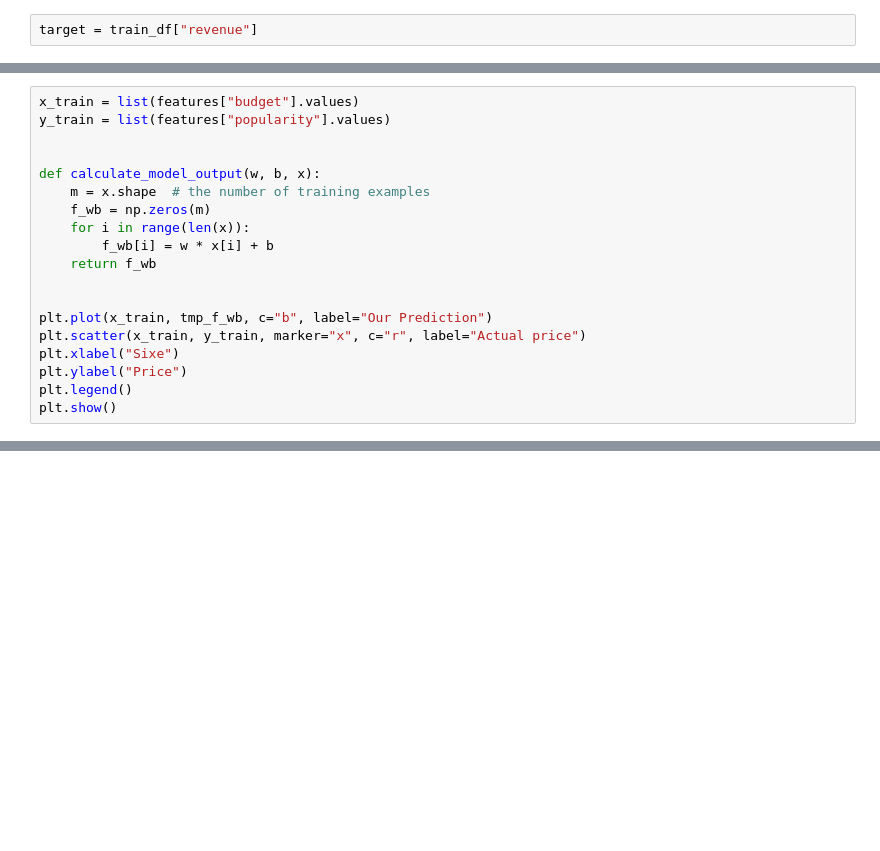
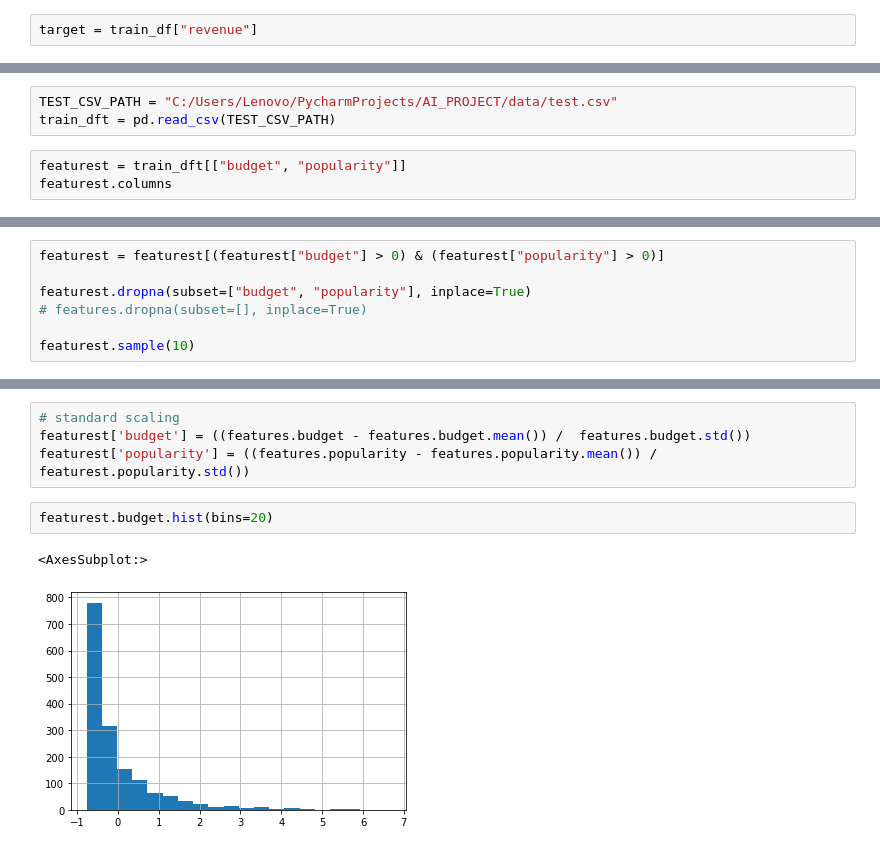
Before and after one commit to KaLiNkA-code/AI_PROJECT, a Jupyter notebook: notebooks/dev.ipynb, the cells around one changed output, grey strips where cells are left out. Cells and saved outputs as stored; diff of their text form; blank space fills up the shorter version.

```diff
--- a/notebooks/dev.ipynb
+++ b/notebooks/dev.ipynb
@@ -190,19 +341,6 @@ w (w1, w2, w3)
 # %%
-x_train = list(features["budget"].values)
-y_train = list(features["popularity"].values)
-
-
-def calculate_model_output(w, b, x):
-    m = x.shape  # the number of training examples
-    f_wb = np.zeros(m)
-    for i in range(len(x)):
-        f_wb[i] = w * x[i] + b
-    return f_wb
-
-
-plt.plot(x_train, tmp_f_wb, c="b", label="Our Prediction")
-plt.scatter(x_train, y_train, marker="x", c="r", label="Actual price")
-plt.xlabel("Sixe")
-plt.ylabel("Price")
-plt.legend()
-plt.show()
+TEST_CSV_PATH = "C:/Users/Lenovo/PycharmProjects/AI_PROJECT/data/test.csv"
+train_dft = pd.read_csv(TEST_CSV_PATH)
+# %%
+featurest = train_dft[["budget", "popularity"]]
+featurest.columns
@@ -208,0 +349,7 @@ plt.show()
+# %%
+featurest = featurest[(featurest["budget"] > 0) & (featurest["popularity"] > 0)]
+
+featurest.dropna(subset=["budget", "popularity"], inplace=True)
+# features.dropna(subset=[], inplace=True)
+
+featurest.sample(10)
@@ -208,0 +368,9 @@ plt.show()
+# %%
+# standard scaling
+featurest['budget'] = ((features.budget - features.budget.mean()) /  features.budget.std())
+featurest['popularity'] = ((features.popularity - features.popularity.mean()) /  featurest.popularity.std())
+# %%
+featurest.budget.hist(bins=20)
+# %% [output]
+<AxesSubplot:>
+[figure, added]
```
Also changed, not shown: parts of 29 cells of this notebook.
